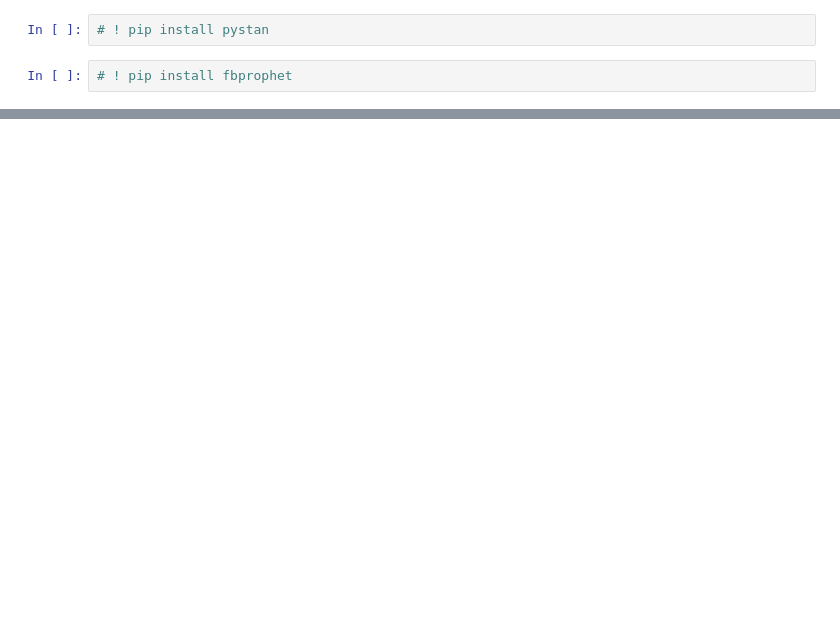
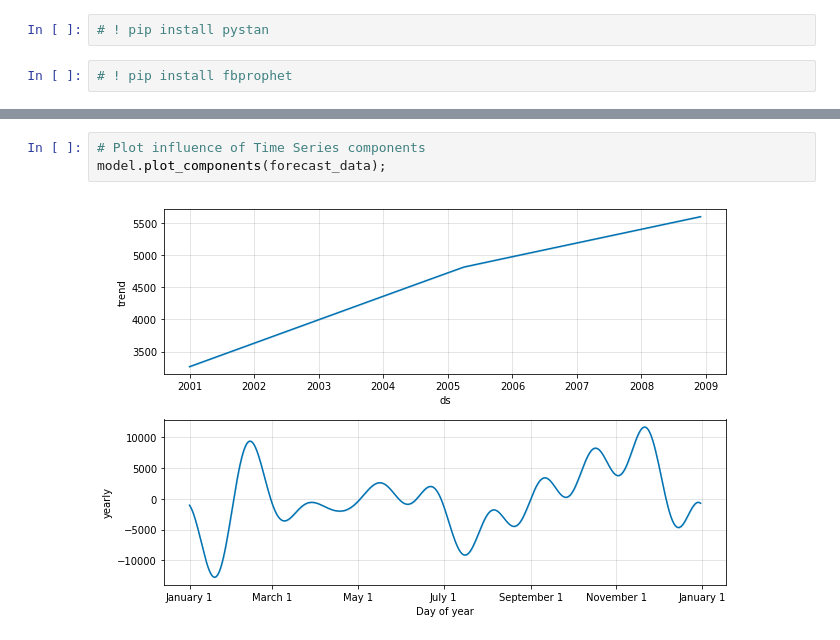
Before and after one commit to marcellovictorino/TimeSeries, a Jupyter notebook: Time Series Decomposition Plot.ipynb, the cells around one changed output, grey strips where cells are left out. Drawn from its saved outputs; the diff is of its cells as text; blank space fills up the shorter version.

```diff
--- a/Time Series Decomposition Plot.ipynb
+++ b/Time Series Decomposition Plot.ipynb
@@ -145,0 +184,5 @@ ValueError: Dataframe must have columns 'ds' and 'y' with the dates and values r
+# %%
+# Plot influence of Time Series components
+model.plot_components(forecast_data);
+# %% [output]
+[figure, added]
```
Also changed, not shown: parts of 10 cells of this notebook.
